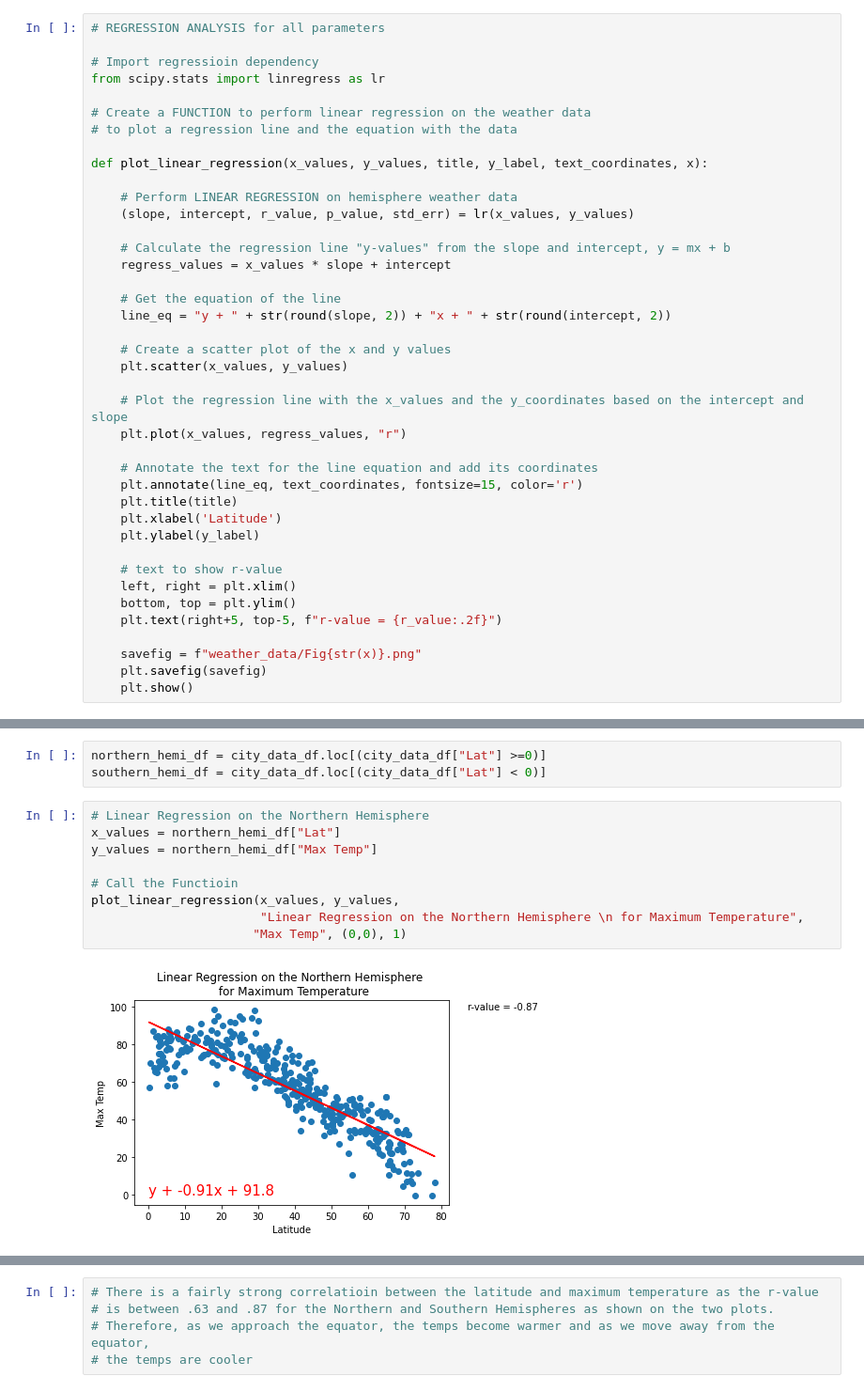
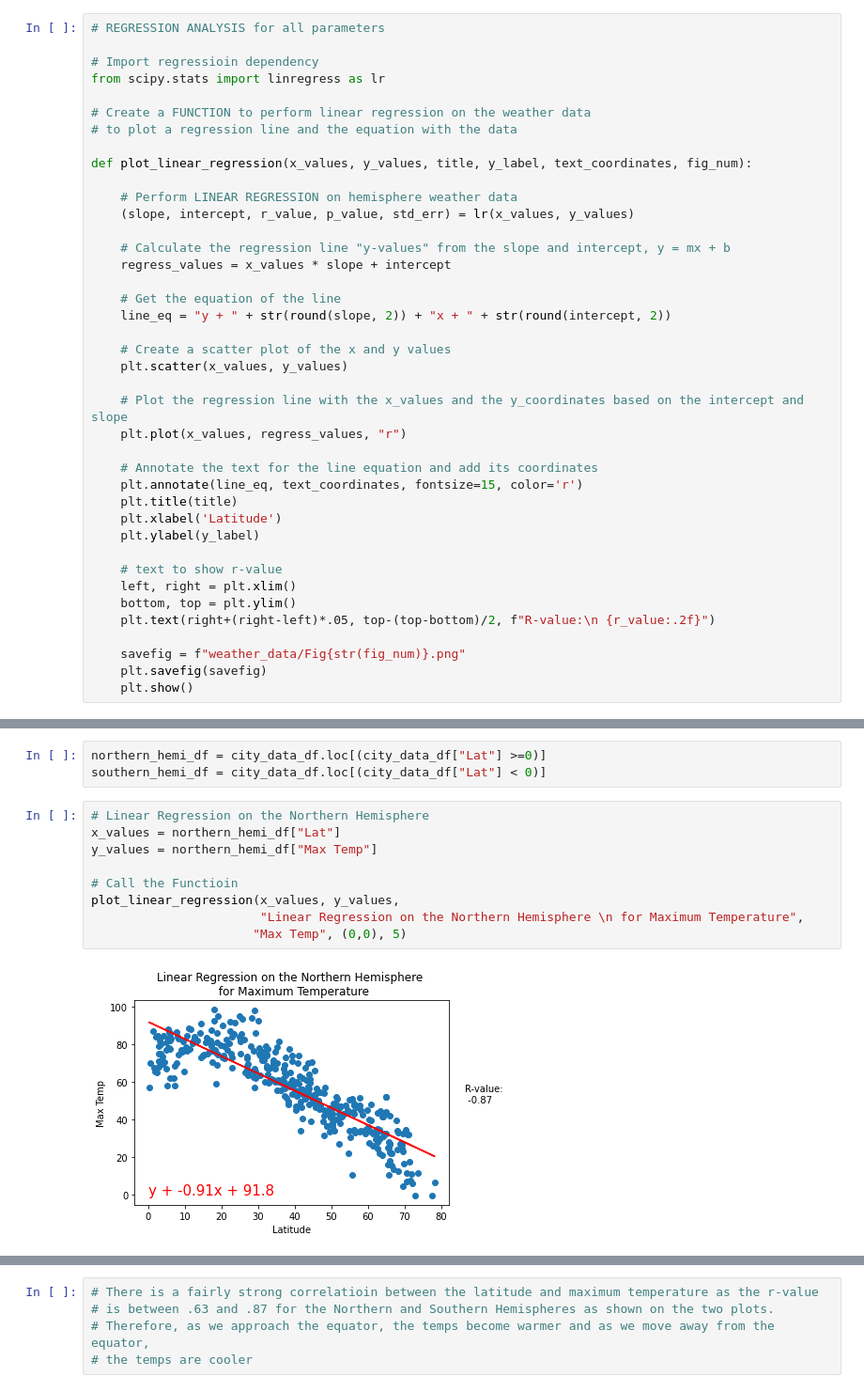
Before and after one commit to m-miley/World_Weather_Analysis, a Jupyter notebook: WeatherPy.ipynb, the cells around one changed output, grey strips where cells are left out. Shown at 94% size. Cells and saved outputs as stored; diff of their text form.

```diff
--- a/WeatherPy.ipynb
+++ b/WeatherPy.ipynb
@@ -305,7 +305,7 @@ from scipy.stats import linregress as lr
 # Create a FUNCTION to perform linear regression on the weather data
 # to plot a regression line and the equation with the data
 
-def plot_linear_regression(x_values, y_values, title, y_label, text_coordinates, x):
+def plot_linear_regression(x_values, y_values, title, y_label, text_coordinates, fig_num):
 
     # Perform LINEAR REGRESSION on hemisphere weather data
     (slope, intercept, r_value, p_value, std_err) = lr(x_values, y_values)
@@ -331,9 +331,9 @@ def plot_linear_regression(x_values, y_values, title, y_label, text_coordinates,
     # text to show r-value
     left, right = plt.xlim()
     bottom, top = plt.ylim()
-    plt.text(right+5, top-5, f"r-value = {r_value:.2f}")
+    plt.text(right+(right-left)*.05, top-(top-bottom)/2, f"R-value:\n {r_value:.2f}")
 
-    savefig = f"weather_data/Fig{str(x)}.png"
+    savefig = f"weather_data/Fig{str(fig_num)}.png"
     plt.savefig(savefig)
     plt.show()
 # %%
@@ -344,14 +344,14 @@ southern_hemi_df = city_data_df.loc[(city_data_df["Lat"] < 0)]
 # %%
 # Linear Regression on the Northern Hemisphere
 x_values = northern_hemi_df["Lat"]
 y_values = northern_hemi_df["Max Temp"]
 
 # Call the Functioin
 plot_linear_regression(x_values, y_values,
                        "Linear Regression on the Northern Hemisphere \n for Maximum Temperature",
-                      "Max Temp", (0,0), 1)
+                      "Max Temp", (0,0), 5)
 # %% [output]
-[figure, old version]
+[figure, new version]
 # %%
 # Linear Regression on the Southern Hemisphere
 x_values = southern_hemi_df["Lat"]
```
Also changed, not shown: parts of 7 cells of this notebook, 10 other files.
